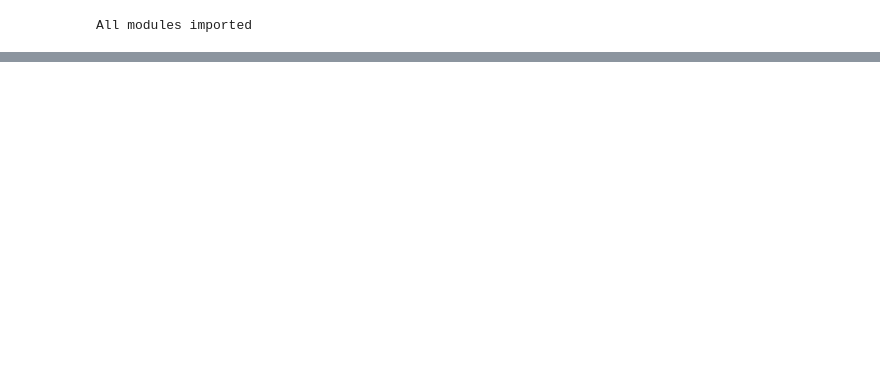
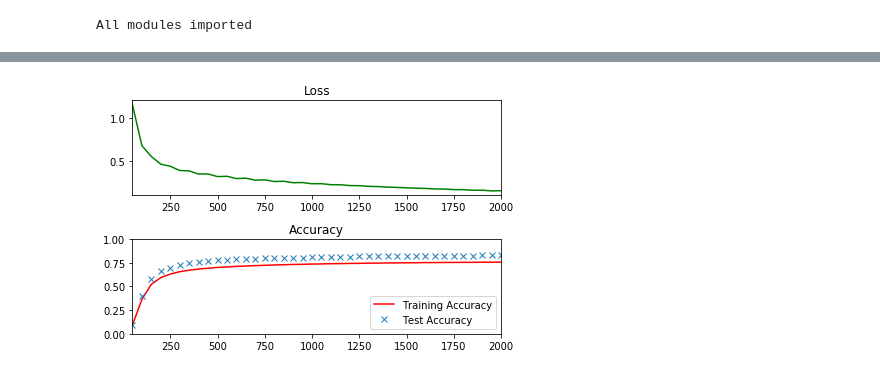
Before and after one commit to LiYan1988/tensorflow-lab, a Jupyter notebook: lab-1.ipynb, the cells around one changed output, grey strips where cells are left out. Drawn from its saved outputs; the diff is of its cells as text; code cells hidden in the pictures; blank space fills up the shorter version.

```diff
--- a/lab-1.ipynb
+++ b/lab-1.ipynb
@@ -72,0 +124,4 @@ A
+# %%
+lb = LabelBinarizer()
+train_labels = lb.fit_transform(train_labels)
+test_labels = lb.fit_transform(test_labels)
@@ -72,0 +167,11 @@ A
+# %%
+features_count = 784
+labels_count = 10
+
+features = tf.placeholder(tf.float32)
+labels = tf.placeholder(tf.float32)
+
+weights = tf.Variable(tf.truncated_normal((features_count, labels_count)))
+biases = tf.Variable(tf.zeros(labels_count))
+
+biases.get_shape()
@@ -72,0 +180,5 @@ A
+# %%
+train_features, valid_features, train_labels, valid_labels = train_test_split(train_features,
+                                                                              train_labels,
+                                                                              test_size=0.05,
+                                                                              random_state=0)
@@ -72,0 +224,63 @@ A
+# %%
+import math
+
+epochs = 20
+batch_size = 2000
+learning_rate = .1
+
+optimizer = tf.train.GradientDescentOptimizer(learning_rate).minimize(loss)
+
+test_accuracy = 0.0
+
+log_batch_step = 50
+batches = []
+loss_batch = []
+train_acc_batch = []
+test_acc_batch = []
+
+with tf.Session() as session:
+    session.run(init)
+    batch_count = int(math.ceil(train_features.shape[0]/batch_size))
+
+    for epoch_i in range(epochs):
+
+        batches_pbar = tqdm(range(batch_count), desc='Epoc {:>2}/{}'.format(epoch_i+1, epochs), unit='batches')
+
+        for batch_i in batches_pbar:
+            batch_start = batch_i * batch_size
+            batch_features = train_features[batch_start:(batch_start + batch_size)]
+            batch_labels = train_labels[batch_start:(batch_start + batch_size)]
+
+            session.run(optimizer, feed_dict={features: batch_features, labels: batch_labels})
+            l = session.run(loss, feed_dict={features: batch_features, labels: batch_labels})
+
+            if not batch_i % log_batch_step:
+                train_acc = session.run(accuracy, feed_dict=train_feed_dict)
+                test_acc = session.run(accuracy, feed_dict=test_feed_dict)
+
+                previous_batch = batches[-1] if batches else 0
+                batches.append(log_batch_step + previous_batch)
+                loss_batch.append(l)
+                train_acc_batch.append(train_acc)
+                test_acc_batch.append(test_acc)
+
+    test_acc = session.run(accuracy, feed_dict=test_feed_dict)
+    test_loss = session.run(loss, feed_dict=test_feed_dict)
+
+loss_plot = plt.subplot(211)
+loss_plot.set_title('Loss')
+loss_plot.plot(batches, np.log10(loss_batch), 'g')
+loss_plot.set_xlim([batches[0], batches[-1]])
+acc_plot = plt.subplot(212)
+acc_plot.set_title('Accuracy')
+acc_plot.plot(batches, train_acc_batch, 'r', label='Training Accuracy')
+acc_plot.plot(batches, test_acc_batch, 'x', label='Test Accuracy')
+acc_plot.set_ylim([0, 1.0])
+acc_plot.set_xlim([batches[0], batches[-1]])
+acc_plot.legend(loc='lower right')
+plt.tight_layout()
+plt.show()
+print(test_acc)
+print(test_loss)
+# %% [output]
+[figure, added]
```
Also changed, not shown: parts of 22 cells of this notebook, 2 other files.
